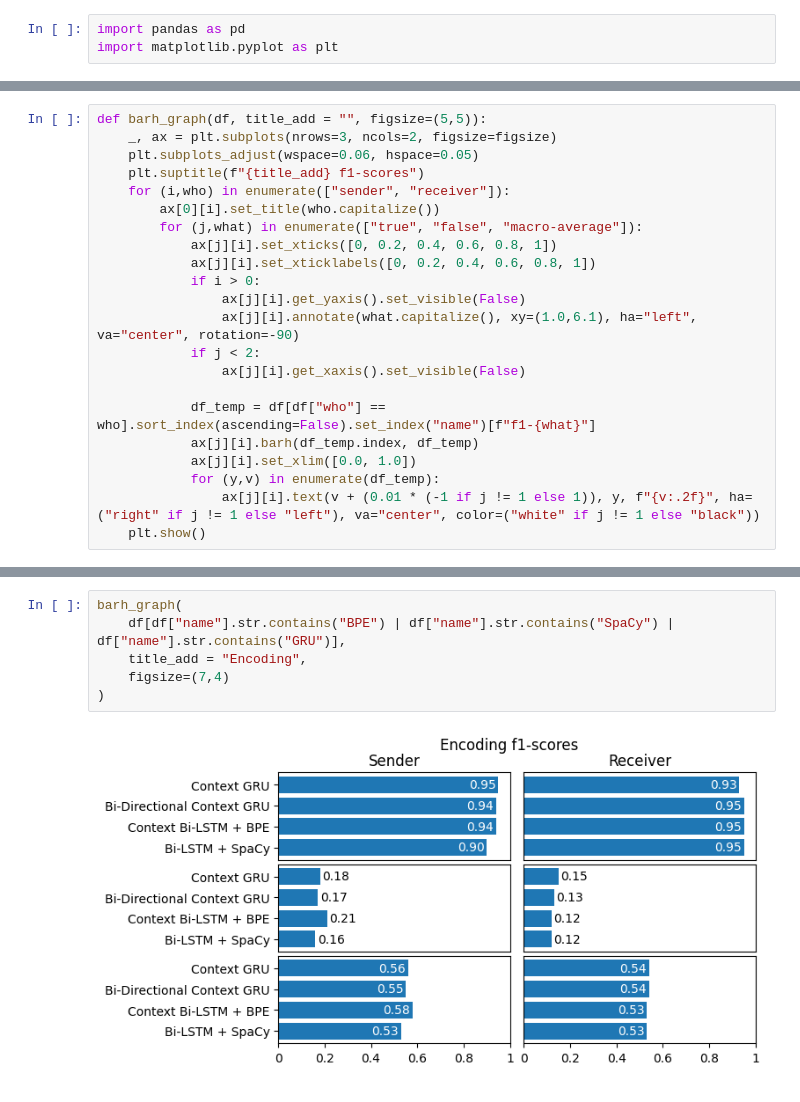
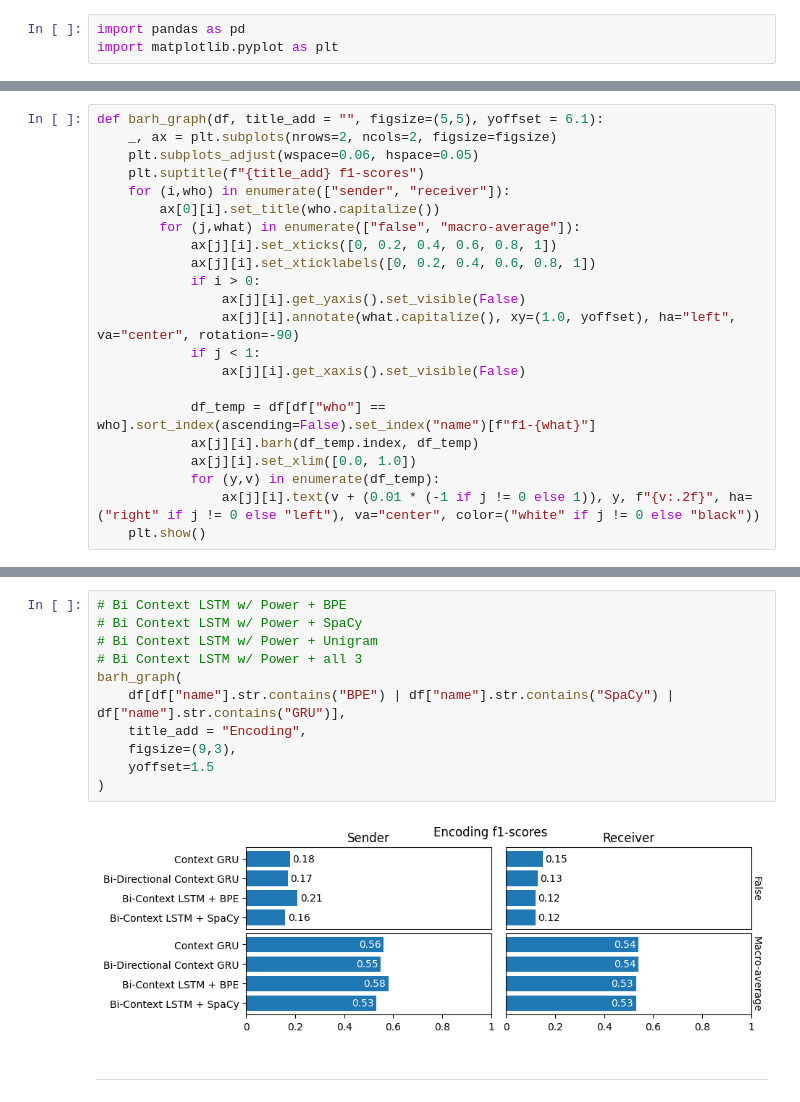
Before and after one commit to AdamKreitz/w266-final-project, a Jupyter notebook: visuals.ipynb, the cells around one changed output, grey strips where cells are left out. Cells and saved outputs as stored; diff of their text form.

```diff
--- a/visuals.ipynb
+++ b/visuals.ipynb
@@ -109,24 +121,24 @@ df
 # %%
-def barh_graph(df, title_add = "", figsize=(5,5)):
-    _, ax = plt.subplots(nrows=3, ncols=2, figsize=figsize)
+def barh_graph(df, title_add = "", figsize=(5,5), yoffset = 6.1):
+    _, ax = plt.subplots(nrows=2, ncols=2, figsize=figsize)
     plt.subplots_adjust(wspace=0.06, hspace=0.05)
     plt.suptitle(f"{title_add} f1-scores")
     for (i,who) in enumerate(["sender", "receiver"]):
         ax[0][i].set_title(who.capitalize())
-        for (j,what) in enumerate(["true", "false", "macro-average"]):
+        for (j,what) in enumerate(["false", "macro-average"]):
             ax[j][i].set_xticks([0, 0.2, 0.4, 0.6, 0.8, 1])
             ax[j][i].set_xticklabels([0, 0.2, 0.4, 0.6, 0.8, 1])
             if i > 0:
                 ax[j][i].get_yaxis().set_visible(False)
-                ax[j][i].annotate(what.capitalize(), xy=(1.0,6.1), ha="left", va="center", rotation=-90)
-            if j < 2:
+                ax[j][i].annotate(what.capitalize(), xy=(1.0, yoffset), ha="left", va="center", rotation=-90)
+            if j < 1:
                 ax[j][i].get_xaxis().set_visible(False)
 
             df_temp = df[df["who"] == who].sort_index(ascending=False).set_index("name")[f"f1-{what}"]
             ax[j][i].barh(df_temp.index, df_temp)
             ax[j][i].set_xlim([0.0, 1.0])
             for (y,v) in enumerate(df_temp):
-                ax[j][i].text(v + (0.01 * (-1 if j != 1 else 1)), y, f"{v:.2f}", ha=("right" if j != 1 else "left"), va="center", color=("white" if j != 1 else "black"))
+                ax[j][i].text(v + (0.01 * (-1 if j != 0 else 1)), y, f"{v:.2f}", ha=("right" if j != 0 else "left"), va="center", color=("white" if j != 0 else "black"))
     plt.show()
 # %%
 barh_graph(
@@ -146,8 +178,15 @@ barh_graph(
 # %%
+# Bi Context LSTM w/ Power + BPE
+# Bi Context LSTM w/ Power + SpaCy
+# Bi Context LSTM w/ Power + Unigram
+# Bi Context LSTM w/ Power + all 3
 barh_graph(
     df[df["name"].str.contains("BPE") | df["name"].str.contains("SpaCy") | df["name"].str.contains("GRU")],
     title_add = "Encoding",
-    figsize=(7,4)
+    figsize=(9,3),
+    yoffset=1.5
 )
 # %% [output]
-[figure, old version]
+[figure, new version]
+# %% [markdown]
+<hr />
```
Also changed, not shown: parts of 6 cells of this notebook.
